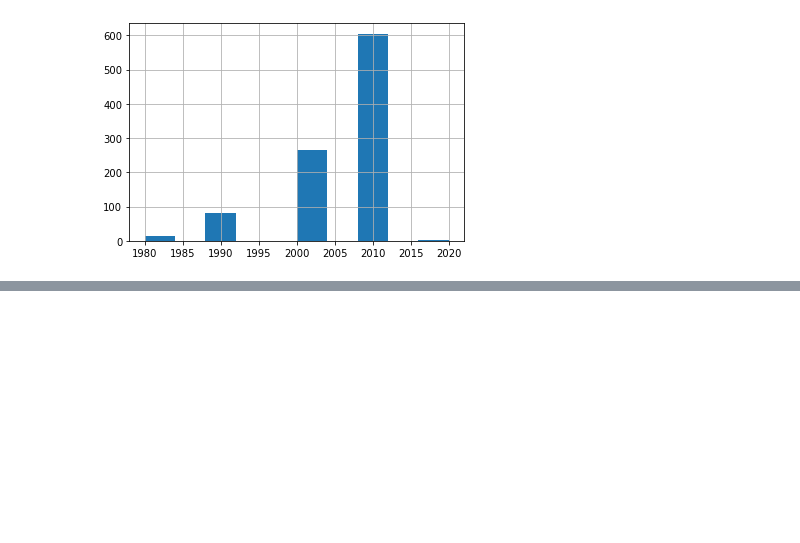
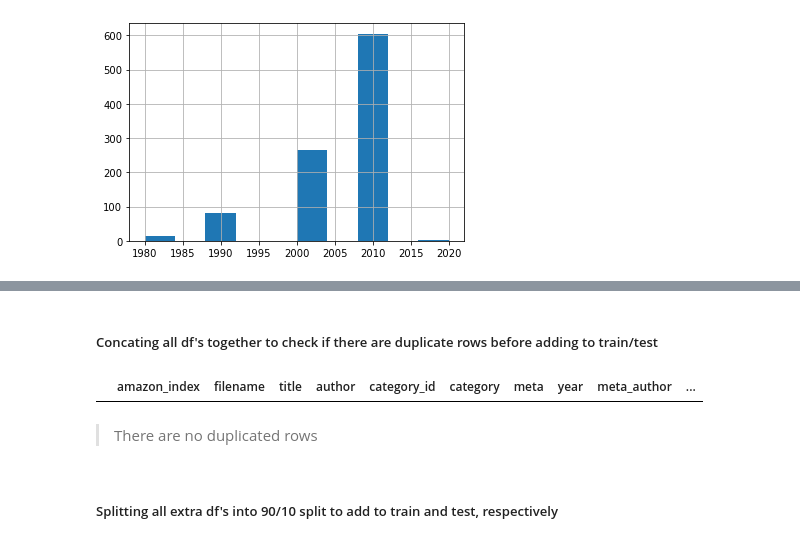
Before and after one commit to jpetersen626/book_cover_classification, a Jupyter notebook: code/02_Cleaning_EDA_2.ipynb, the cells around one changed output, grey strips where cells are left out. Cells and saved outputs as stored; diff of their text form; code cells hidden in the pictures; blank space fills up the shorter version.

```diff
--- a/code/02_Cleaning_EDA_2.ipynb
+++ b/code/02_Cleaning_EDA_2.ipynb
@@ -429,0 +564,20 @@ test.to_csv('../data/test_2_cleaned.csv')
+# %% [markdown]
+##### Concating all df's together to check if there are duplicate rows before adding to train/test
+# %%
+train['df'] = 'train'
+test['df'] = 'test'
+book_df_2['df'] = 'book_df'
+# %%
+book_train = pd.concat([book_df_2, train, test])
+# %%
+book_train.drop(columns='index', inplace=True)
+# %%
+book_train['dup']= book_train.duplicated()
+# %%
+book_train[book_train['dup']=='True']
+# %% [output]
+|  | amazon_index | filename | title | author | category_id | category | meta | year | meta_author | ... |
+# %% [markdown]
+> There are no duplicated rows
+# %% [markdown]
+##### Splitting all extra df's into 90/10 split to add to train and test, respectively
```
Also changed, not shown: parts of 47 cells of this notebook, 3 other files.
